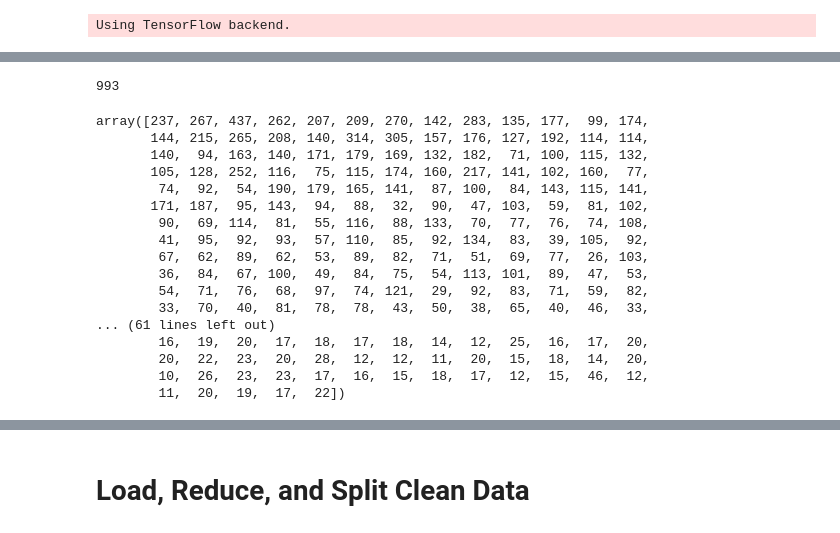
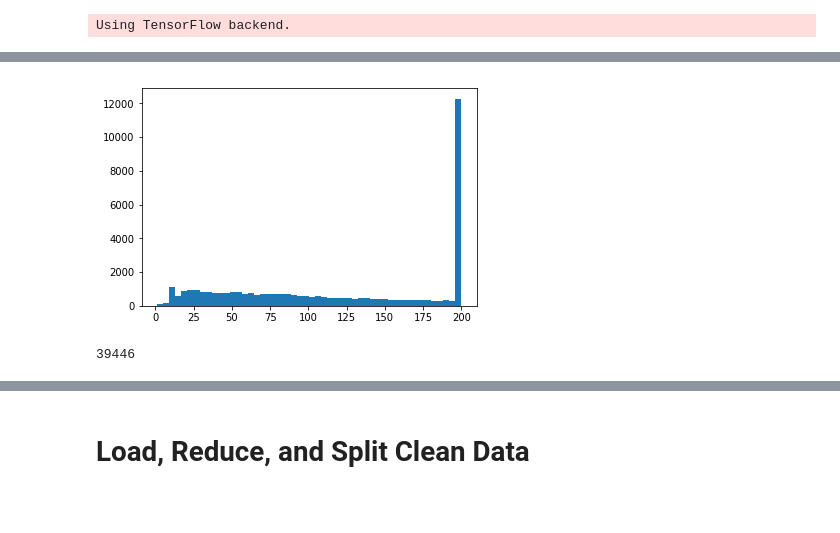
Before and after one commit to ANUYAH1/DeepLearningProject, a Jupyter notebook: MachineTranslation.ipynb, the cells around one changed output, grey strips where cells are left out. Drawn from its saved outputs; the diff is of its cells as text; code cells hidden in the pictures; blank space fills up the shorter version.

```diff
--- a/MachineTranslation.ipynb
+++ b/MachineTranslation.ipynb
@@ -30,4 +42,9 @@ reddit[['title', 'comments']].to_csv('reddit.csv', sep="\t", header=False, index
+# %%
+plt.hist([len(i) for i in reddit.comments], bins=50)
+plt.show()
+# %% [output]
+[figure, added]
 # %%
-len(reddit.title)
+len(reddit)
 # %% [output]
-993
+39446
@@ -36,20 +50,0 @@ comm_len = [len(x) for x in reddit.comments]
-# %%
-np.clip(comm_len, a_min= 0, a_max=2000)
-# %% [output]
-array([237, 267, 437, 262, 207, 209, 270, 142, 283, 135, 177,  99, 174,
-       144, 215, 265, 208, 140, 314, 305, 157, 176, 127, 192, 114, 114,
-       140,  94, 163, 140, 171, 179, 169, 132, 182,  71, 100, 115, 132,
-       105, 128, 252, 116,  75, 115, 174, 160, 217, 141, 102, 160,  77,
-        74,  92,  54, 190, 179, 165, 141,  87, 100,  84, 143, 115, 141,
-       171, 187,  95, 143,  94,  88,  32,  90,  47, 103,  59,  81, 102,
-        90,  69, 114,  81,  55, 116,  88, 133,  70,  77,  76,  74, 108,
-        41,  95,  92,  93,  57, 110,  85,  92, 134,  83,  39, 105,  92,
-        67,  62,  89,  62,  53,  89,  82,  71,  51,  69,  77,  26, 103,
-        36,  84,  67, 100,  49,  84,  75,  54, 113, 101,  89,  47,  53,
-        54,  71,  76,  68,  97,  74, 121,  29,  92,  83,  71,  59,  82,
-        33,  70,  40,  81,  78,  78,  43,  50,  38,  65,  40,  46,  33,
-... (61 lines left out)
-        16,  19,  20,  17,  18,  17,  18,  14,  12,  25,  16,  17,  20,
-        20,  22,  23,  20,  28,  12,  12,  11,  20,  15,  18,  14,  20,
-        10,  26,  23,  23,  17,  16,  15,  18,  17,  12,  15,  46,  12,
-        11,  20,  19,  17,  22])
```
Also changed, not shown: parts of 28 cells of this notebook, 11 other files.
